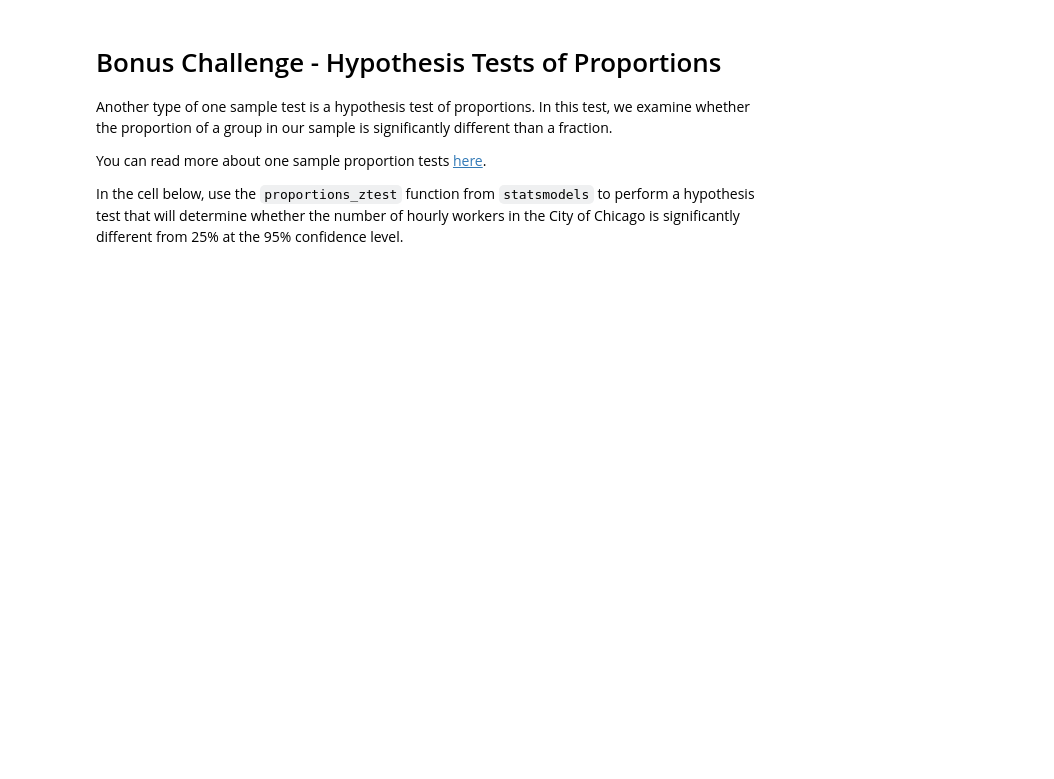
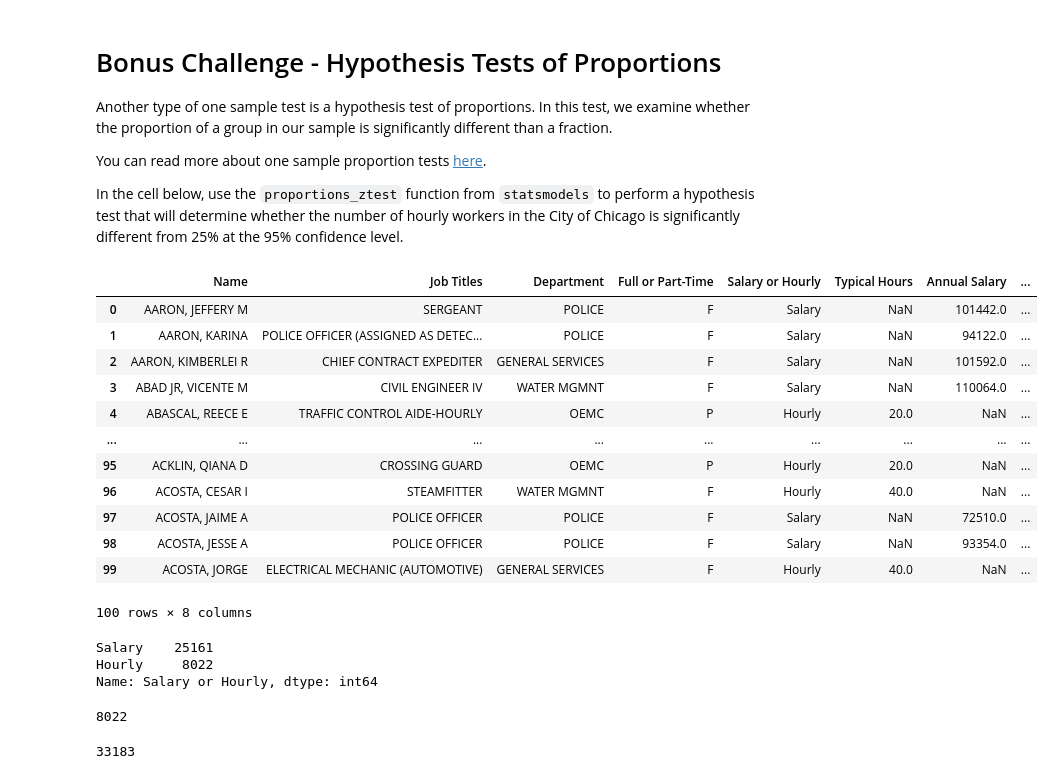
Before and after one commit to ta-data-lis/lab-hypothesis-testing-1, a Jupyter notebook: your-code/main.ipynb, the cells around one changed output. Drawn from its saved outputs; the diff is of its cells as text; code cells hidden in the pictures; blank space fills up the shorter version.

```diff
--- a/your-code/main.ipynb
+++ b/your-code/main.ipynb
@@ -80,2 +409,24 @@ In the cell below, use the `proportions_ztest` function from `statsmodels` to pe
 # %%
 # Your code here:
+
+df.head(100)
+# %% [output]
+|  | Name | Job Titles | Department | Full or Part-Time | Salary or Hourly | Typical Hours | Annual Salary | ... |
+| 0 | AARON, JEFFERY M | SERGEANT | POLICE | F | Salary | NaN | 101442.0 | ... |
+| 1 | AARON, KARINA | POLICE OFFICER (ASSIGNED AS DETEC... | POLICE | F | Salary | NaN | 94122.0 | ... |
+| 2 | AARON, KIMBERLEI R | CHIEF CONTRACT EXPEDITER | GENERAL SERVICES | F | Salary | NaN | 101592.0 | ... |
+| 3 | ABAD JR, VICENTE M | CIVIL ENGINEER IV | WATER MGMNT | F | Salary | NaN | 110064.0 | ... |
+| 4 | ABASCAL, REECE E | TRAFFIC CONTROL AIDE-HOURLY | OEMC | P | Hourly | 20.0 | NaN | ... |
+| ... | ... | ... | ... | ... | ... | ... | ... | ... |
+| 95 | ACKLIN, QIANA D | CROSSING GUARD | OEMC | P | Hourly | 20.0 | NaN | ... |
+| 96 | ACOSTA, CESAR I | STEAMFITTER | WATER MGMNT | F | Hourly | 40.0 | NaN | ... |
+| 97 | ACOSTA, JAIME A | POLICE OFFICER | POLICE | F | Salary | NaN | 72510.0 | ... |
+| 98 | ACOSTA, JESSE A | POLICE OFFICER | POLICE | F | Salary | NaN | 93354.0 | ... |
+| 99 | ACOSTA, JORGE | ELECTRICAL MECHANIC (AUTOMOTIVE) | GENERAL SERVICES | F | Hourly | 40.0 | NaN | ... |
+100 rows × 8 columns
+# %%
+df['Salary or Hourly'].value_counts()
+# %% [output]
+Salary    25161
+Hourly     8022
+Name: Salary or Hourly, dtype: int64
@@ -81,0 +435,4 @@ In the cell below, use the `proportions_ztest` function from `statsmodels` to pe
+# %%
+hourly_p
+# %% [output]
+8022
@@ -81,0 +441,4 @@ In the cell below, use the `proportions_ztest` function from `statsmodels` to pe
+# %%
+count
+# %% [output]
+33183
```
Also changed, not shown: parts of 78 cells of this notebook.
